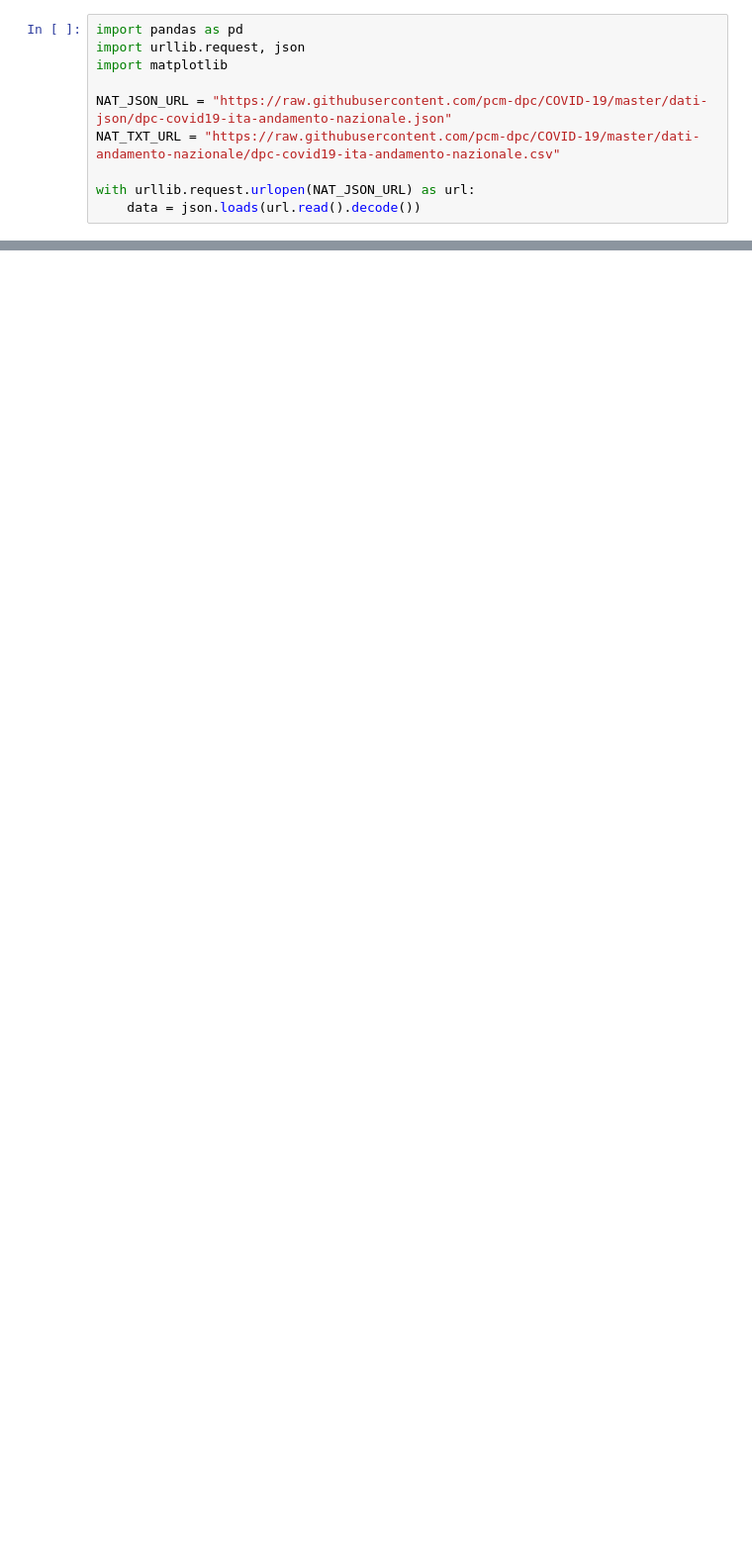
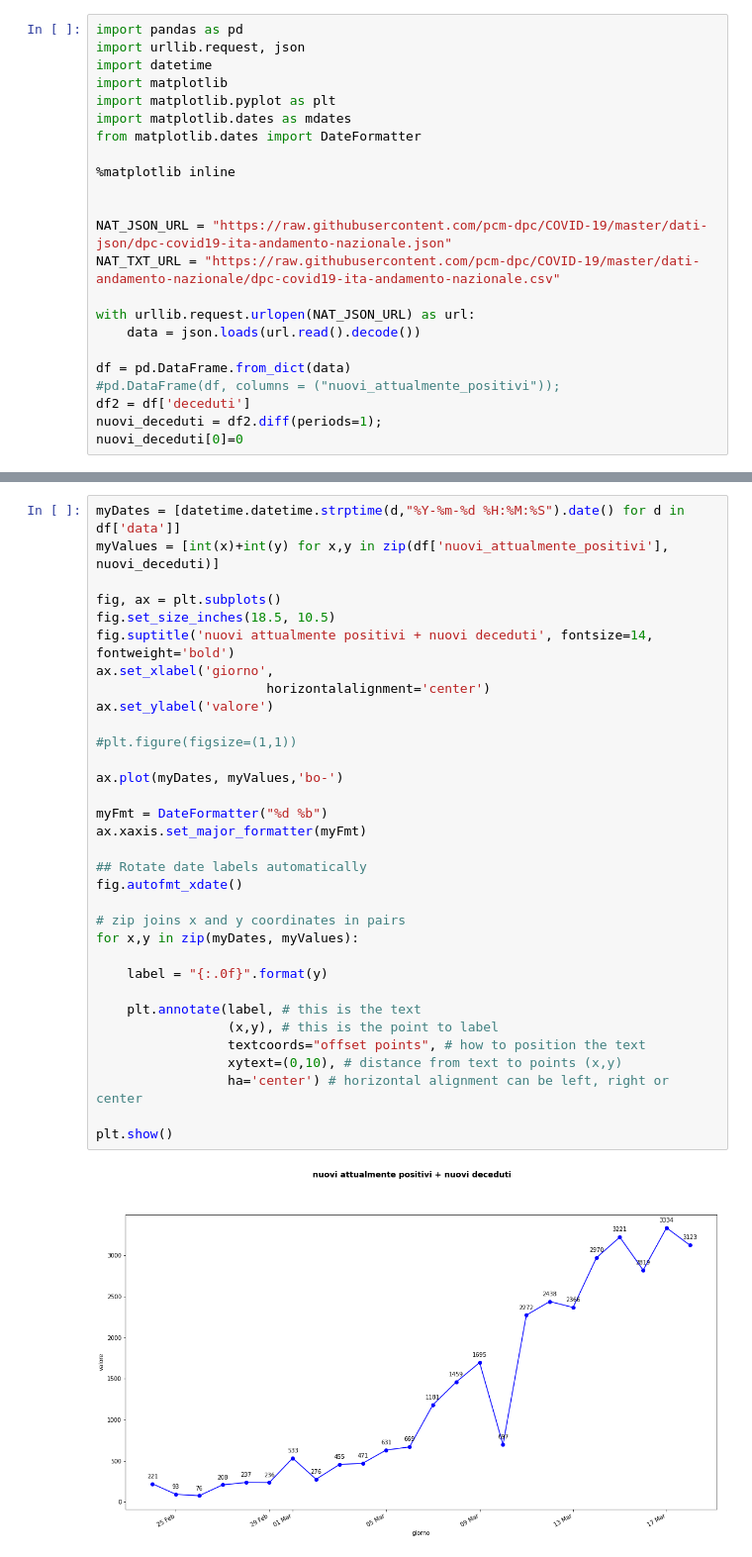
Before and after one commit to foppini975/covid19, a Jupyter notebook: Report.ipynb, the cells around one changed output, grey strips where cells are left out. Shown at 99% size. Drawn from its saved outputs; the diff is of its cells as text; blank space fills up the shorter version.

```diff
--- a/Report.ipynb
+++ b/Report.ipynb
@@ -21,10 +21,23 @@ Note: you may need to restart the kernel to use updated packages.
 # %%
 import pandas as pd
 import urllib.request, json
+import datetime
 import matplotlib
+import matplotlib.pyplot as plt
+import matplotlib.dates as mdates
+from matplotlib.dates import DateFormatter
+
+%matplotlib inline
+
 
 NAT_JSON_URL = "https://raw.githubusercontent.com/pcm-dpc/COVID-19/master/dati-json/dpc-covid19-ita-andamento-nazionale.json"
 NAT_TXT_URL = "https://raw.githubusercontent.com/pcm-dpc/COVID-19/master/dati-andamento-nazionale/dpc-covid19-ita-andamento-nazionale.csv"
 
 with urllib.request.urlopen(NAT_JSON_URL) as url:
 	data = json.loads(url.read().decode())
+
+df = pd.DataFrame.from_dict(data)
+#pd.DataFrame(df, columns = ("nuovi_attualmente_positivi"));
+df2 = df['deceduti']
+nuovi_deceduti = df2.diff(periods=1);
+nuovi_deceduti[0]=0
@@ -38,0 +44,35 @@ ax = df.plot.bar(x='data', y='nuovi_attualmente_positivi', rot=0)
+# %%
+myDates = [datetime.datetime.strptime(d,"%Y-%m-%d %H:%M:%S").date() for d in df['data']]
+myValues = [int(x)+int(y) for x,y in zip(df['nuovi_attualmente_positivi'], nuovi_deceduti)]
+
+fig, ax = plt.subplots()
+fig.set_size_inches(18.5, 10.5)
+fig.suptitle('nuovi attualmente positivi + nuovi deceduti', fontsize=14, fontweight='bold')
+ax.set_xlabel('giorno',
+                      horizontalalignment='center')
+ax.set_ylabel('valore')
+
+#plt.figure(figsize=(1,1))
+
+ax.plot(myDates, myValues,'bo-')
+
+myFmt = DateFormatter("%d %b")
+ax.xaxis.set_major_formatter(myFmt)
+
+## Rotate date labels automatically
+fig.autofmt_xdate()
+
+# zip joins x and y coordinates in pairs
+for x,y in zip(myDates, myValues):
+
+    label = "{:.0f}".format(y)
+
+    plt.annotate(label, # this is the text
+                 (x,y), # this is the point to label
+                 textcoords="offset points", # how to position the text
+                 xytext=(0,10), # distance from text to points (x,y)
+                 ha='center') # horizontal alignment can be left, right or center
+
+plt.show()
+# %% [output]
+[figure, added]
```
Also changed, not shown: parts of 4 cells of this notebook.
